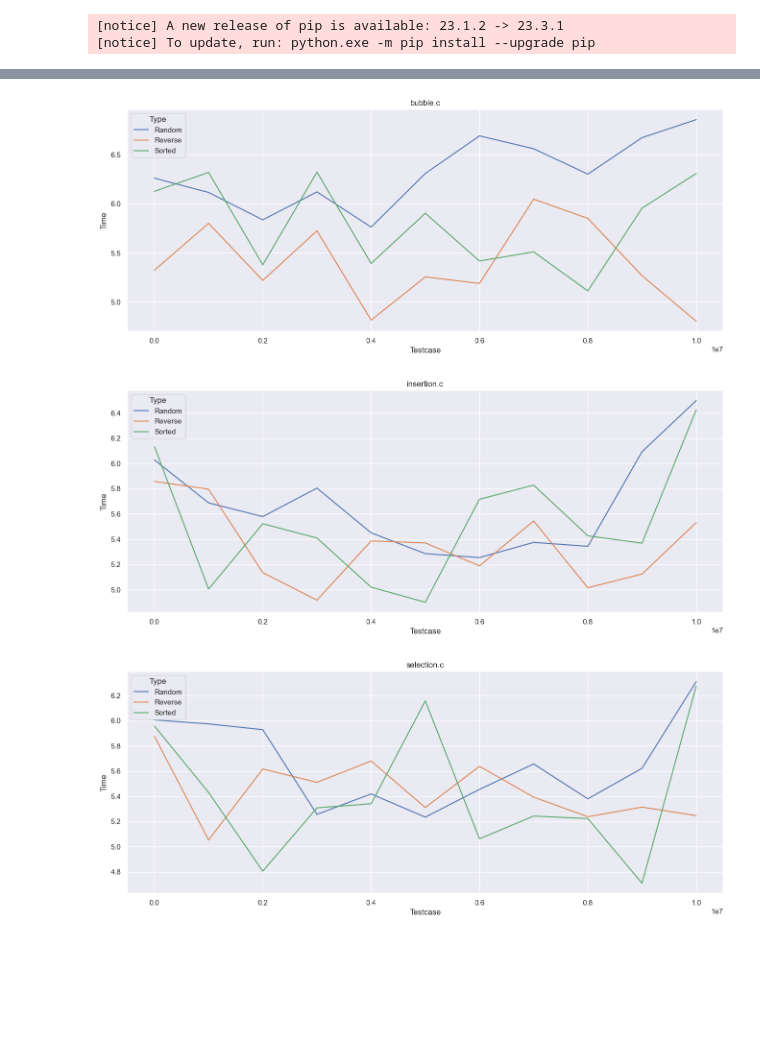
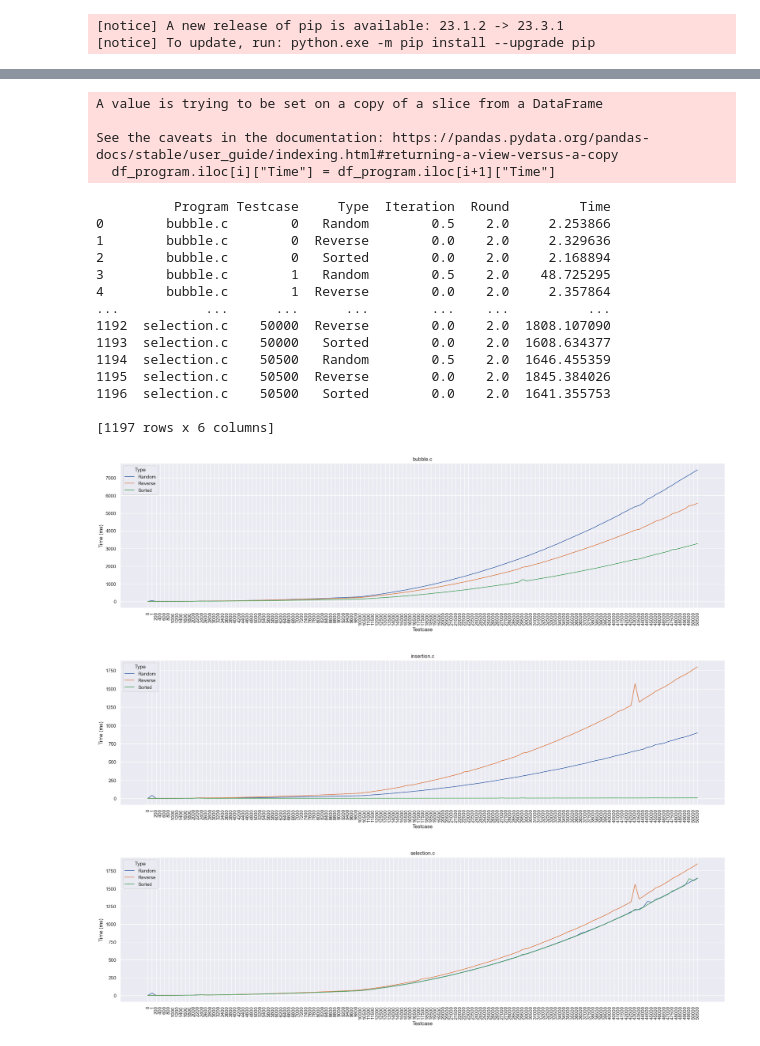
Before and after one commit to Thanaphol47825/CPE231_Sort_Research, a Jupyter notebook: Lab1.ipynb, the cells around one changed output, grey strips where cells are left out. Cells and saved outputs as stored; diff of their text form; code cells hidden in the pictures; blank space fills up the shorter version.

Commit message:
Update Graph

```diff
--- a/Lab1.ipynb
+++ b/Lab1.ipynb
@@ -230,25 +215,60 @@ with open("result.csv", "w") as f:
 # %%
 # read data from file name "result.csv" and plot the graph
 
-df = pd.read_csv("result.csv", dtype={"Testcase": int, "Iteration": int, "Run": int, "Time": float})
+df = pd.read_csv("result_temp.csv", dtype={"Testcase": int, "Iteration": int, "Run": int, "Time": float})
+program_lists = ["bubble.c","insertion.c","selection.c"]
 df["Time"] = df["Time"] * 1000
 # Group by program and testcase
 df = df.groupby(["Program", "Testcase", "Type"]).mean().reset_index()
+# cut the value that out of the range
+# Testcase to String
+df["Testcase"] = df["Testcase"].astype(str)
+# Clean the time that bigger than next testcase
+# If the time is bigger than Last testcase then cut it
+for program in program_lists:
+    df_program = df[df["Program"] == program]
+    for i in range(len(df_program)-1):
+        if(df_program.iloc[i]["Time"] > df_program.iloc[i+1]["Time"]):
+            df_program.iloc[i]["Time"] = df_program.iloc[i+1]["Time"]
+    df[df["Program"] == program] = df_program
 
-# Plot the graph for each program
-program_lists = ["bubble.c","insertion.c","selection.c"]
+print(df)
+
 for program in program_lists:
     df_program = df[df["Program"] == program]
     # size of the figure 16 6
-    plt.figure(figsize=(16,6))
+    plt.figure(figsize=(25,6))
     sns.set_theme(style="darkgrid")
     sns.lineplot(data=df_program, x="Testcase", y="Time", hue="Type")
     plt.title(program)
+    # make test case to be the x axis
+    plt.xlabel("Testcase")
+    plt.ylabel("Time (ms)")
+    # x axis rotate 90 degree
+    plt.xticks(rotation=90)
     plt.savefig(f"{program.split('.')[0]}.png")
     plt.show()
 # %% [output]
+A value is trying to be set on a copy of a slice from a DataFrame
+
+See the caveats in the documentation: https://pandas.pydata.org/pandas-docs/stable/user_guide/indexing.html#returning-a-view-versus-a-copy
+  df_program.iloc[i]["Time"] = df_program.iloc[i+1]["Time"]
+          Program Testcase     Type  Iteration  Round         Time
+0        bubble.c        0   Random        0.5    2.0     2.253866
+1        bubble.c        0  Reverse        0.0    2.0     2.329636
+2        bubble.c        0   Sorted        0.0    2.0     2.168894
+3        bubble.c        1   Random        0.5    2.0    48.725295
+4        bubble.c        1  Reverse        0.0    2.0     2.357864
+...           ...      ...      ...        ...    ...          ...
+1192  selection.c    50000  Reverse        0.0    2.0  1808.107090
+1193  selection.c    50000   Sorted        0.0    2.0  1608.634377
+1194  selection.c    50500   Random        0.5    2.0  1646.455359
+1195  selection.c    50500  Reverse        0.0    2.0  1845.384026
+1196  selection.c    50500   Sorted        0.0    2.0  1641.355753
+
+[1197 rows x 6 columns]
-[figure, old version]
+[figure, new version]
-[figure, old version]
+[figure, new version]
-[figure, old version]
+[figure, new version]
 # %%
 df.to_csv("result_bubble.csv", index=False)
```
Also changed, not shown: parts of 3 cells of this notebook.
